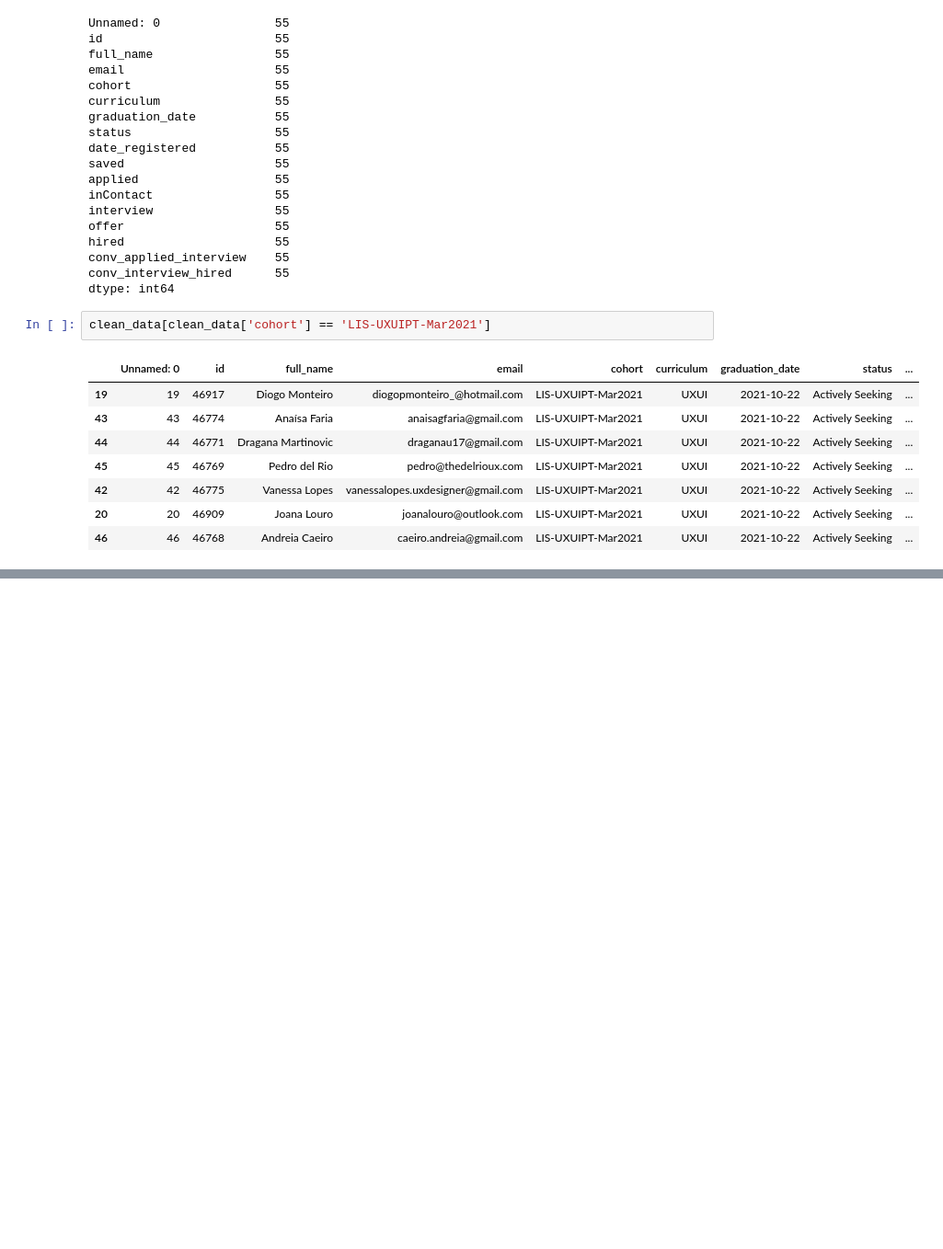
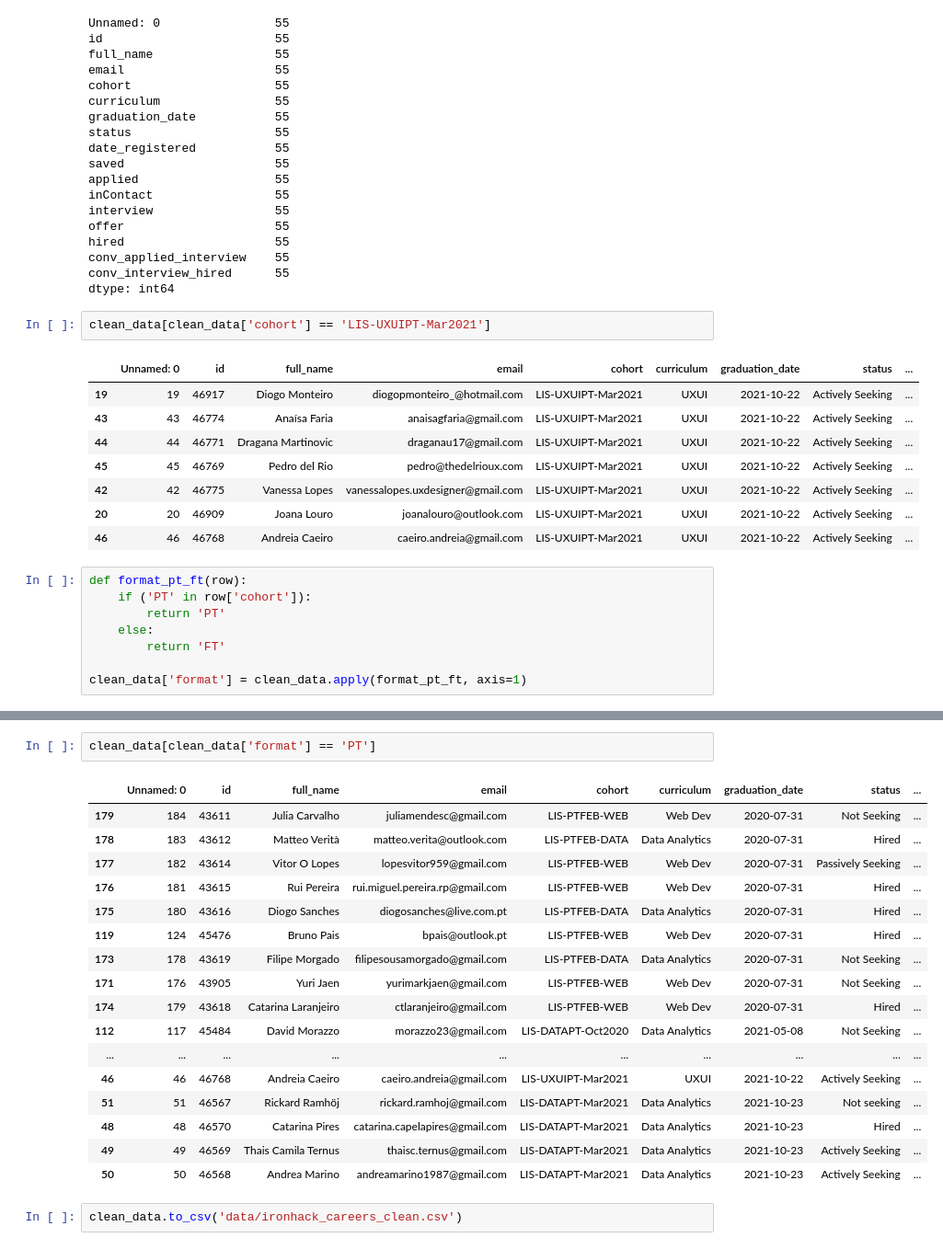
Before and after one commit to calvinhus/statistics_project, a Jupyter notebook: data_cleaning.ipynb, the cells around one changed output, grey strips where cells are left out. Shown at 92% size. Saved outputs shown, nothing was run; the diff lists cells and outputs as text; blank space fills up the shorter version.

```diff
--- a/data_cleaning.ipynb
+++ b/data_cleaning.ipynb
@@ -365,3 +364,11 @@ clean_data[clean_data['cohort'] == 'LIS-UXUIPT-Mar2021']
 | 42 | 42 | 46775 | Vanessa Lopes | vanessalopes.uxdesigner@gmail.com | LIS-UXUIPT-Mar2021 | UXUI | 2021-10-22 | Actively Seeking | ... |
 | 20 | 20 | 46909 | Joana Louro | joanalouro@outlook.com | LIS-UXUIPT-Mar2021 | UXUI | 2021-10-22 | Actively Seeking | ... |
 | 46 | 46 | 46768 | Andreia Caeiro | caeiro.andreia@gmail.com | LIS-UXUIPT-Mar2021 | UXUI | 2021-10-22 | Actively Seeking | ... |
+# %%
+def format_pt_ft(row):
+    if ('PT' in row['cohort']):
+        return 'PT'
+    else:
+        return 'FT'
+
+clean_data['format'] = clean_data.apply(format_pt_ft, axis=1)
@@ -367,0 +391,22 @@ clean_data[clean_data['cohort'] == 'LIS-UXUIPT-Mar2021']
+# %%
+clean_data[clean_data['format'] == 'PT']
+# %% [output]
+|  | Unnamed: 0 | id | full_name | email | cohort | curriculum | graduation_date | status | ... |
+| 179 | 184 | 43611 | Julia Carvalho | juliamendesc@gmail.com | LIS-PTFEB-WEB | Web Dev | 2020-07-31 | Not Seeking | ... |
+| 178 | 183 | 43612 | Matteo Verità | matteo.verita@outlook.com | LIS-PTFEB-DATA | Data Analytics | 2020-07-31 | Hired | ... |
+| 177 | 182 | 43614 | Vitor O Lopes | lopesvitor959@gmail.com | LIS-PTFEB-WEB | Web Dev | 2020-07-31 | Passively Seeking | ... |
+| 176 | 181 | 43615 | Rui Pereira | rui.miguel.pereira.rp@gmail.com | LIS-PTFEB-WEB | Web Dev | 2020-07-31 | Hired | ... |
+| 175 | 180 | 43616 | Diogo Sanches | diogosanches@live.com.pt | LIS-PTFEB-DATA | Data Analytics | 2020-07-31 | Hired | ... |
+| 119 | 124 | 45476 | Bruno Pais | bpais@outlook.pt | LIS-PTFEB-WEB | Web Dev | 2020-07-31 | Hired | ... |
+| 173 | 178 | 43619 | Filipe Morgado | filipesousamorgado@gmail.com | LIS-PTFEB-DATA | Data Analytics | 2020-07-31 | Not Seeking | ... |
+| 171 | 176 | 43905 | Yuri Jaen | yurimarkjaen@gmail.com | LIS-PTFEB-WEB | Web Dev | 2020-07-31 | Not Seeking | ... |
+| 174 | 179 | 43618 | Catarina Laranjeiro | ctlaranjeiro@gmail.com | LIS-PTFEB-WEB | Web Dev | 2020-07-31 | Hired | ... |
+| 112 | 117 | 45484 | David Morazzo | morazzo23@gmail.com | LIS-DATAPT-Oct2020 | Data Analytics | 2021-05-08 | Not Seeking | ... |
+| ... | ... | ... | ... | ... | ... | ... | ... | ... | ... |
+| 46 | 46 | 46768 | Andreia Caeiro | caeiro.andreia@gmail.com | LIS-UXUIPT-Mar2021 | UXUI | 2021-10-22 | Actively Seeking | ... |
+| 51 | 51 | 46567 | Rickard Ramhöj | rickard.ramhoj@gmail.com | LIS-DATAPT-Mar2021 | Data Analytics | 2021-10-23 | Not seeking | ... |
+| 48 | 48 | 46570 | Catarina Pires | catarina.capelapires@gmail.com | LIS-DATAPT-Mar2021 | Data Analytics | 2021-10-23 | Hired | ... |
+| 49 | 49 | 46569 | Thais Camila Ternus | thaisc.ternus@gmail.com | LIS-DATAPT-Mar2021 | Data Analytics | 2021-10-23 | Actively Seeking | ... |
+| 50 | 50 | 46568 | Andrea Marino | andreamarino1987@gmail.com | LIS-DATAPT-Mar2021 | Data Analytics | 2021-10-23 | Actively Seeking | ... |
+# %%
+clean_data.to_csv('data/ironhack_careers_clean.csv')
```
Also changed, not shown: parts of 26 cells of this notebook, 4 other files.
